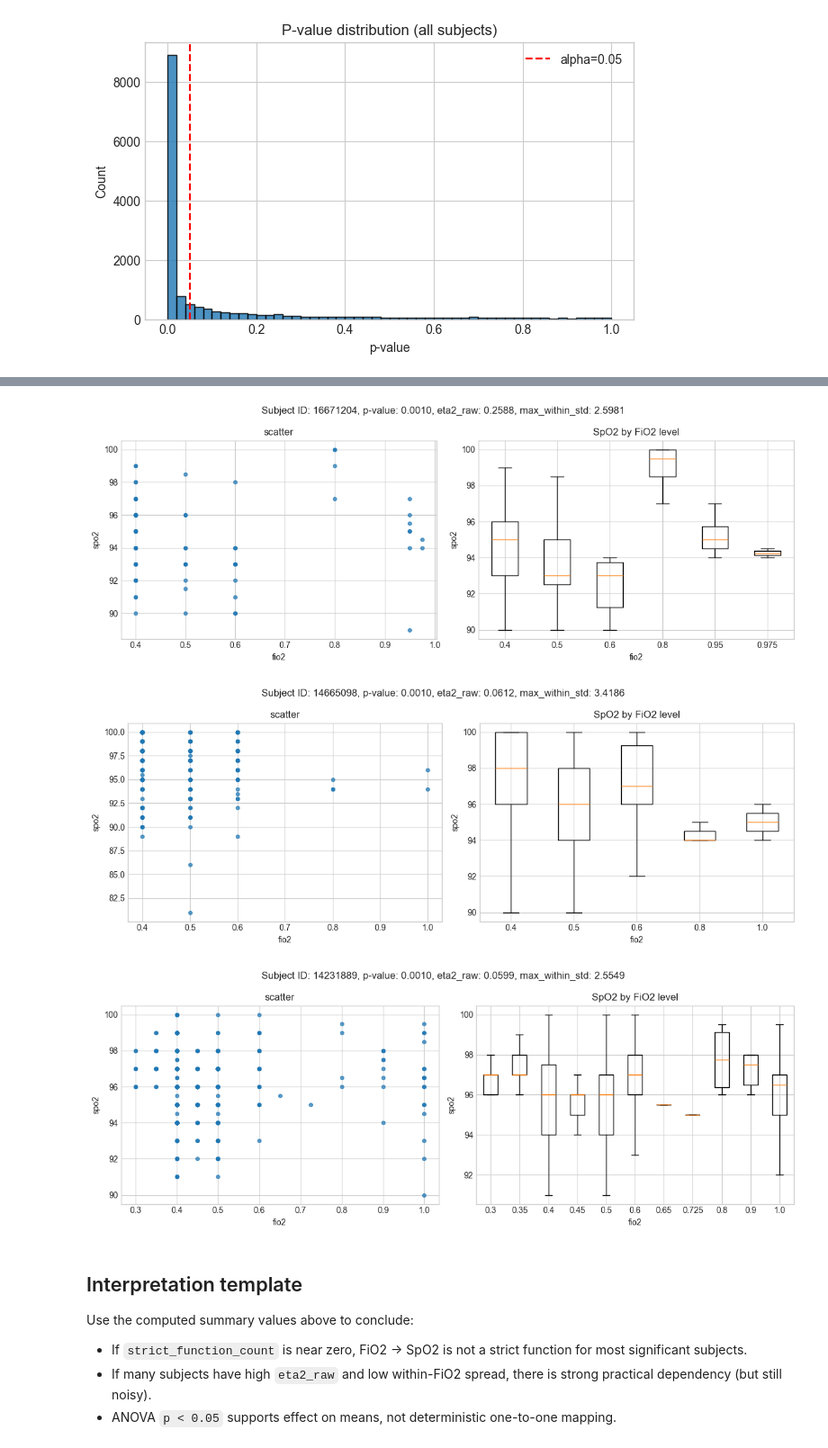
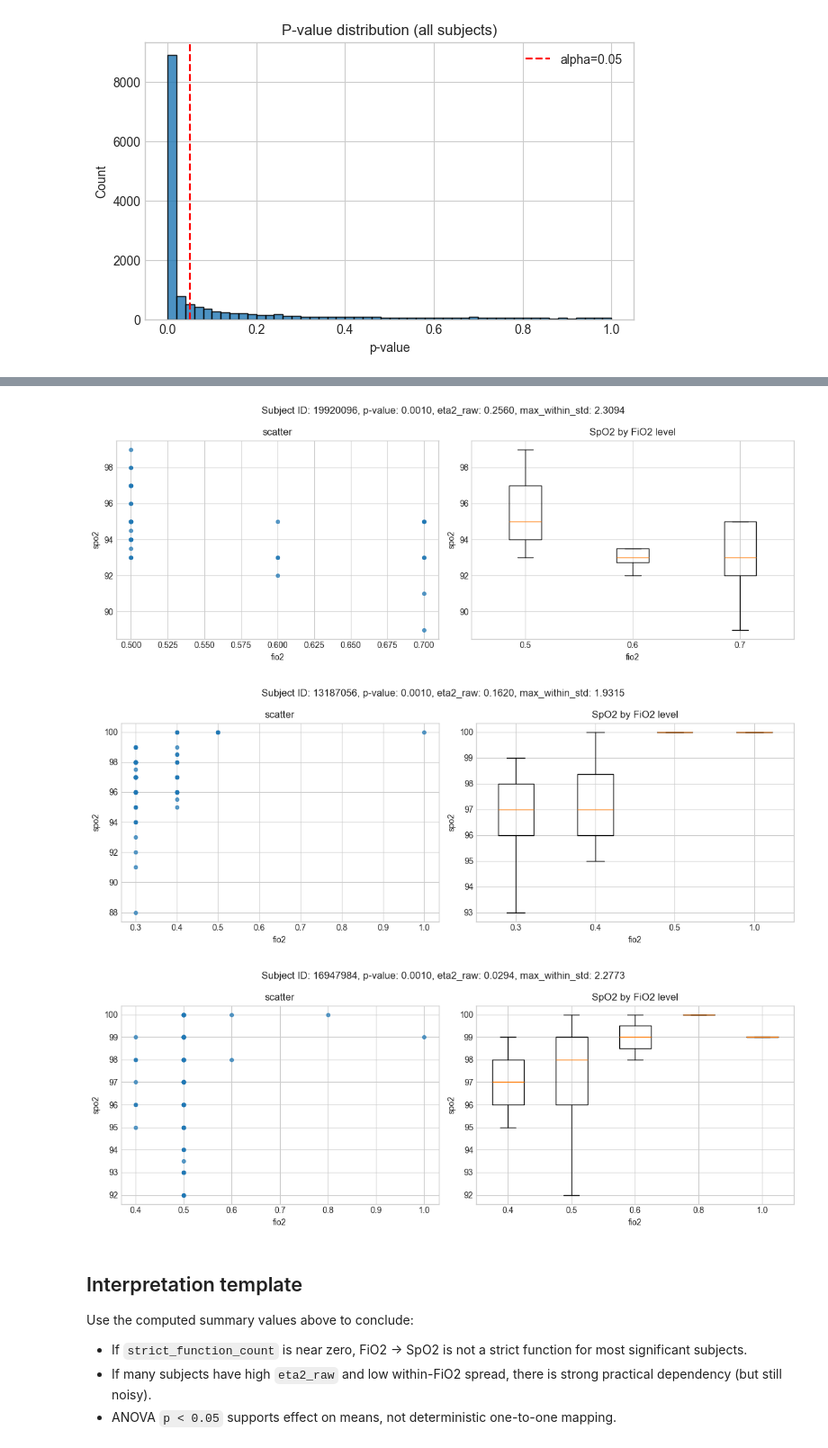
Before and after one commit to ua-code-dragon/respiroscope, a Jupyter notebook: anova_eda.ipynb, the cells around one changed output, grey strips where cells are left out. Shown at 90% size. Cells and saved outputs as stored; diff of their text form; code cells hidden in the pictures.

Commit message:
anova_eda.ipynb: Add OLS/GLM & HAC (Newey–West) test

```diff
--- a/anova_eda.ipynb
+++ b/anova_eda.ipynb
@@ -31,7 +31,7 @@ if not stat_root.exists():
 loader = TRSDataset(data_dir=stat_root, cache_dir='.')
 trs = loader.load_all(max_workers=8, use_cache=True)
 trs['patient_id'] = trs['patient_id'].astype(str)
-trs = trs[['patient_id', 'FiO2', 'SpO2']].rename(columns={'FiO2': 'fio2', 'SpO2': 'spo2'})
+trs = trs[['patient_id', 'time', 'FiO2', 'SpO2']].rename(columns={'FiO2': 'fio2', 'SpO2': 'spo2'})
 trs = trs.dropna(subset=['patient_id', 'fio2', 'spo2']).copy()
 
 print(f'Loaded rows from TRSDataset: {len(trs):,}')
@@ -107,6 +119,6 @@ plt.show()
 # %%
 subject_data = {
-    pid: g[['fio2', 'spo2']].copy()
+    pid: g[['time', 'fio2', 'spo2']].copy()
     for pid, g in trs.groupby('patient_id', sort=False)
 }
 
@@ -168,17 +205,39 @@ def dependency_metrics(subject_id: str) -> dict:
 # %%
+from tqdm import tqdm
+from anova import one_way_anova
+
 records = []
 errors = []
 
-for sid in sig['id']:
+# subjects = sig['id']
+subjects = trs['patient_id'].unique()
+max_proc_subjects = None  # Set to an integer to limit processing for testing, e.g., max_proc_subjects = 10
+
+for index, sid in tqdm(enumerate(subjects), total=len(subjects), desc='Processing subjects', dynamic_ncols=True):
     try:
-        records.append(dependency_metrics(sid))
+        df = get_subject_df(sid)
+
+        # basic_metrics = {'id': sid}
+        basic_metrics = dependency_metrics(sid)
+        one_way_anova_results = one_way_anova( df['fio2'], df['spo2'] ).__dict__
+        nw_metrics = calc_per_patient_nw_test_by_subject_id(sid, maxlags=1)
+        records.append({**basic_metrics, **one_way_anova_results, **nw_metrics})
     except Exception as exc:
+        # print(f'Error processing subject {sid}: {exc}')
         errors.append({'id': sid, 'error': str(exc)})
+        # break
+
+    if max_proc_subjects and (len(records) >= max_proc_subjects):
+        break
 
 dep = pd.DataFrame(records)
-dep_full = sig.merge(dep, on='id', how='left')
+display(dep.head())
+# dep_full = sig.merge(dep, on='id', how='left')
+# print(f'Significant subjects analyzed: {len(dep):,}')
 
-print(f'Significant subjects analyzed: {len(dep):,}')
+dep_full = dep
+print(f'Subjects analyzed: {len(dep):,}')
+
 print(f'Load/parse errors: {len(errors):,}')
 if errors:
     display(pd.DataFrame(errors).head(10))
@@ -289,8 +381,9 @@ def plot_subject(subject_id: str, title: str = None):
     plt.show()
 
 # Plot some samples
-to_plot = dep_full[dep_full['p'] > 0.001].copy()
-for idx, row in to_plot.sort_values('p').head(5).iterrows():
+p_value_col = 'nw_pval' # 'p_value'
+to_plot = dep_full[dep_full[p_value_col] > 0.001].copy()
+for idx, row in to_plot.sort_values(p_value_col).head(5).iterrows():
     print()
-    plot_subject(row['id'], title=f"Subject ID: {row['id']}, p-value: {row['p']:.4f}, eta2_raw: {row['eta2_raw']:.4f}, max_within_std: {row['max_within_std']:.4f}")
+    plot_subject(row['id'], title=f"Subject ID: {row['id']}, p-value: {row[p_value_col]:.4f}, eta2_raw: {row['eta2_raw']:.4f}, max_within_std: {row['max_within_std']:.4f}")
 # %% [output]
@@ -299,6 +392,6 @@ for idx, row in to_plot.sort_values('p').head(5).iterrows():
-[figure, old version]
+[figure, new version]
-[figure, old version]
+[figure, new version]
-[figure, old version]
+[figure, new version]
 # %% [markdown]
 ## Interpretation template
 
```
Also changed, not shown: parts of 10 cells of this notebook, 1 other file.
